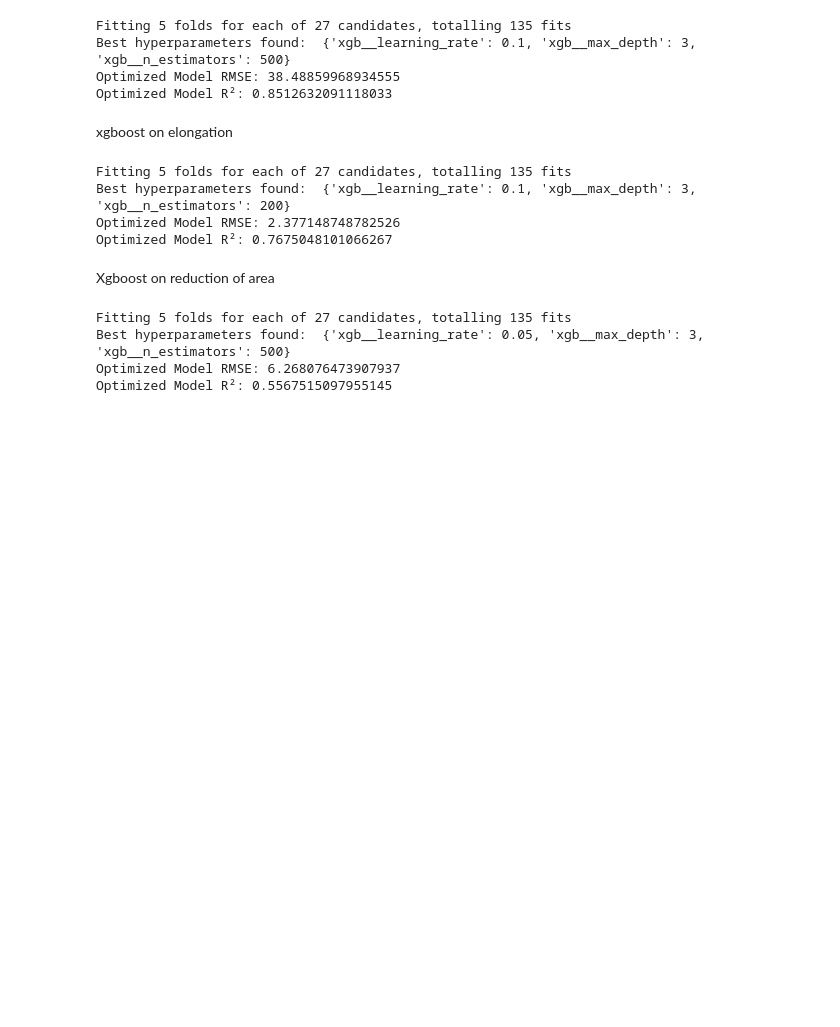
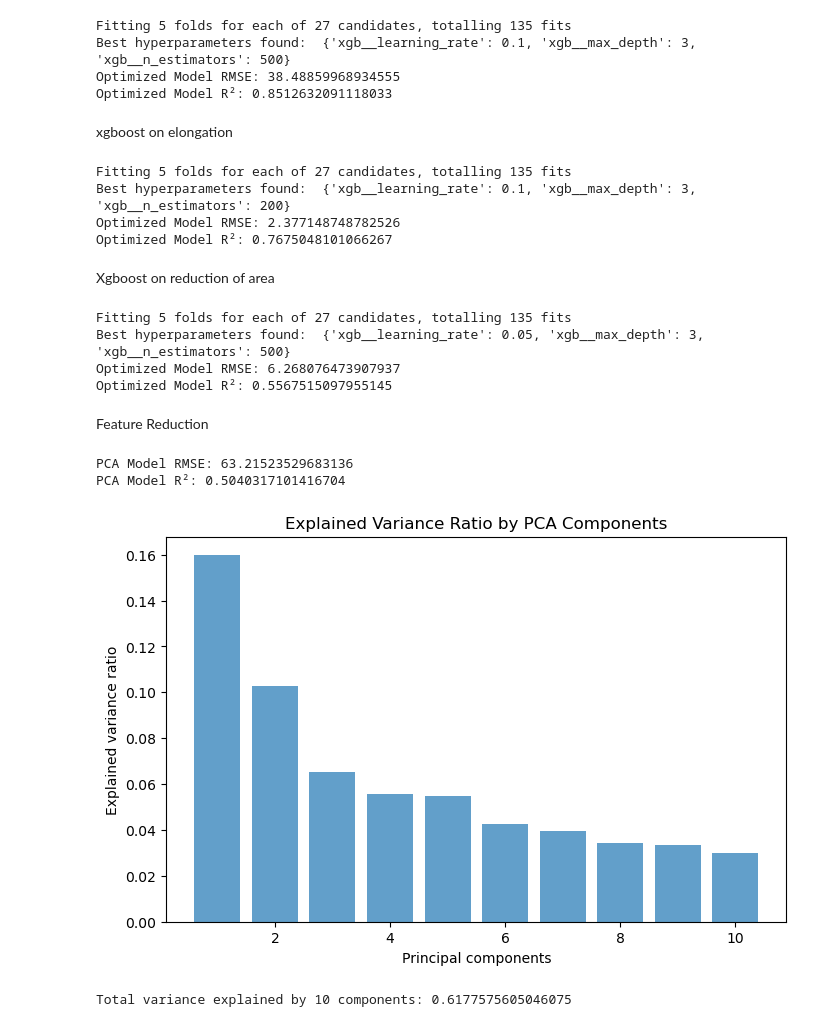
Before and after one commit to elbarhichi/Welding-Quality-Prediction, a Jupyter notebook: ML_project_imane.ipynb, the cells around one changed output. Saved outputs shown, nothing was run; the diff lists cells and outputs as text; code cells hidden in the pictures; blank space fills up the shorter version.

```diff
--- a/ML_project_imane.ipynb
+++ b/ML_project_imane.ipynb
@@ -1256,3 +1256,62 @@ Fitting 5 folds for each of 27 candidates, totalling 135 fits
 Best hyperparameters found:  {'xgb__learning_rate': 0.05, 'xgb__max_depth': 3, 'xgb__n_estimators': 500}
 Optimized Model RMSE: 6.268076473907937
 Optimized Model R²: 0.5567515097955145
+# %% [markdown]
+Feature Reduction
+# %%
+from sklearn.decomposition import PCA
+from sklearn.pipeline import Pipeline
+
+# Define the number of principal components you want to retain
+n_components = 10  # This is a hyperparameter you can tune
+
+# Create a new pipeline with PCA integrated before XGBoost
+pipeline_with_pca = Pipeline([
+    ('scaler', StandardScaler()),  # Standardization
+    ('pca', PCA(n_components=n_components)),  # PCA for dimensionality reduction
+    ('xgboost', XGBRegressor(random_state=42))  # XGBoost model
+])
+
+# Define the target variable (for example 'Yield strength (MPa)')
+target_variable = 'Yield strength (MPa)'
+
+# Define features and target
+X = df.drop(['Yield strength (MPa)', 'Ultimate tensile strength (MPa)', 'Elongation (%)', 'Reduction of Area (%)'], axis=1)
+y = df[target_variable]
+
+# Split the data into training and testing sets
+X_train, X_test, y_train, y_test = train_test_split(X, y, test_size=0.2, random_state=42)
+
+# Fit the pipeline
+pipeline_with_pca.fit(X_train, y_train)
+
+# Predictions
+y_pred_pca = pipeline_with_pca.predict(X_test)
+
+# Evaluate the model performance with PCA
+mse_pca = mean_squared_error(y_test, y_pred_pca)
+rmse_pca = np.sqrt(mse_pca)
+r2_pca = r2_score(y_test, y_pred_pca)
+
+print(f'PCA Model RMSE: {rmse_pca}')
+print(f'PCA Model R²: {r2_pca}')
+# %% [output]
+PCA Model RMSE: 63.21523529683136
+PCA Model R²: 0.5040317101416704
+# %%
+# Get the PCA components and the explained variance
+pca = pipeline_with_pca.named_steps['pca']
+
+# Plot explained variance ratio
+plt.figure(figsize=(8, 5))
+plt.bar(range(1, n_components+1), pca.explained_variance_ratio_, alpha=0.7, align='center')
+plt.ylabel('Explained variance ratio')
+plt.xlabel('Principal components')
+plt.title('Explained Variance Ratio by PCA Components')
+plt.show()
+
+# Total variance explained by PCA components
+print(f"Total variance explained by {n_components} components: {np.sum(pca.explained_variance_ratio_)}")
+# %% [output]
+[figure, added]
+Total variance explained by 10 components: 0.6177575605046075
```
